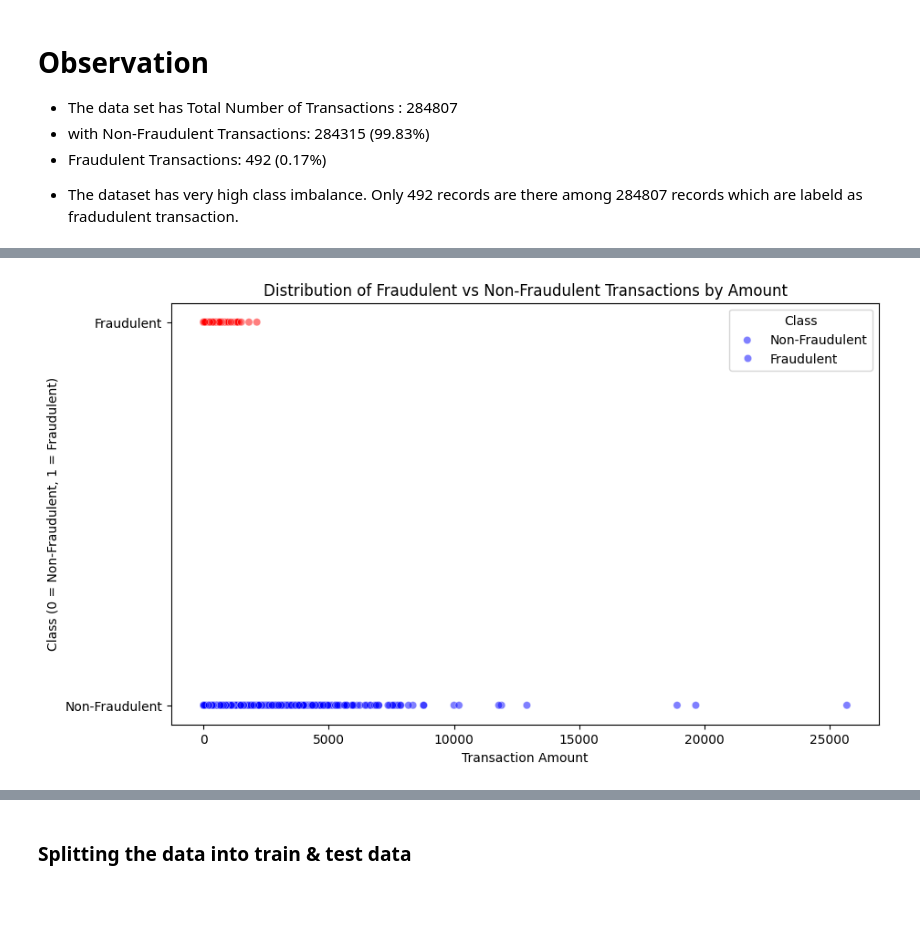
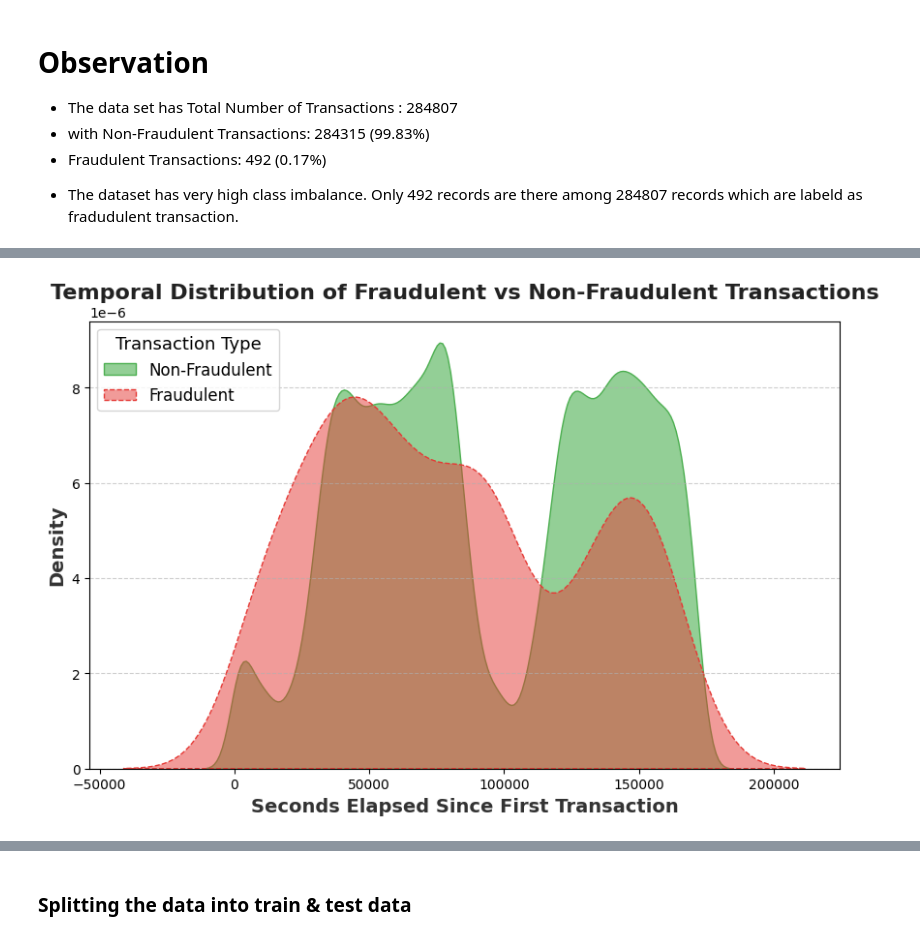
Before and after one commit to iilnreddy/ccdetect, a Jupyter notebook: Credit_card_fraud_detection.ipynb, the cells around one changed output, grey strips where cells are left out. Drawn from its saved outputs; the diff is of its cells as text; code cells hidden in the pictures; blank space fills up the shorter version.

```diff
--- a/Credit_card_fraud_detection.ipynb
+++ b/Credit_card_fraud_detection.ipynb
@@ -196,22 +246,32 @@ plt.show()
-# %%
-# Create a scatter plot to observe the distribution of classes with Amount
-import matplotlib.pyplot as plt
-import seaborn as sns
-
-# Scatter plot
-plt.figure(figsize=(10, 6))
-sns.scatterplot(data=df, x='Amount', y='Class', hue='Class', alpha=0.5, palette={0: 'blue', 1: 'red'})
-
-# Labels and title
-plt.xlabel("Transaction Amount")
-plt.ylabel("Class (0 = Non-Fraudulent, 1 = Fraudulent)")
-plt.title("Distribution of Fraudulent vs Non-Fraudulent Transactions by Amount")
-plt.legend(title="Class", labels=['Non-Fraudulent', 'Fraudulent'])
-plt.yticks([0, 1], ['Non-Fraudulent', 'Fraudulent'])
-
-# Show plot
-plt.show()
-# %% [output]
-[figure, removed]
 # %%
 # Drop unnecessary columns
+# %%
+import matplotlib.pyplot as plt
+import seaborn as sns
+
+# Creating fraudulent and non-fraudulent dataframes
+data_fraud = df[df['Class'] == 1]
+data_non_fraud = df[df['Class'] == 0]
+
+# Set figure size
+plt.figure(figsize=(10, 6))
+
+# KDE plot for both classes
+sns.kdeplot(data_non_fraud['Time'], label='Non-Fraudulent', fill=True, color='#4CAF50', alpha=0.6)
+sns.kdeplot(data_fraud['Time'], label='Fraudulent', fill=True, color='#E53935', alpha=0.5, linestyle="--")
+
+# Labels and title
+plt.xlabel('Seconds Elapsed Since First Transaction', fontsize=14, fontweight='bold', color='#333')
+plt.ylabel('Density', fontsize=14, fontweight='bold', color='#333')
+plt.title('Temporal Distribution of Fraudulent vs Non-Fraudulent Transactions', fontsize=16, fontweight='bold', color='#222')
+
+# Customize legend
+plt.legend(loc='best', fontsize=12, title="Transaction Type", title_fontsize=13)
+
+# Add gridlines for better readability
+plt.grid(axis='y', linestyle='--', alpha=0.6)
+
+# Show plot
+plt.show()
+# %% [output]
+[figure, added]
```
Also changed, not shown: parts of 13 cells of this notebook.
